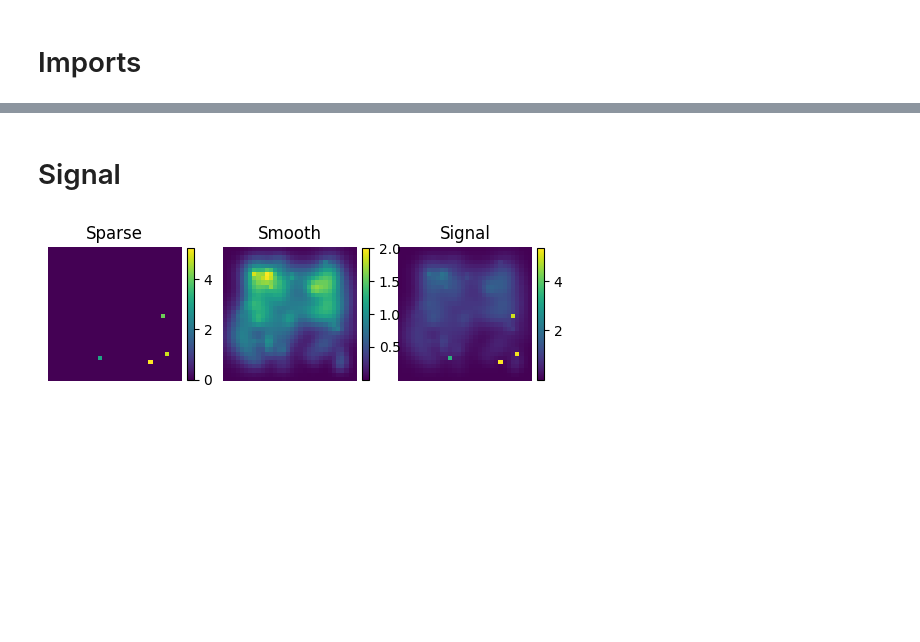
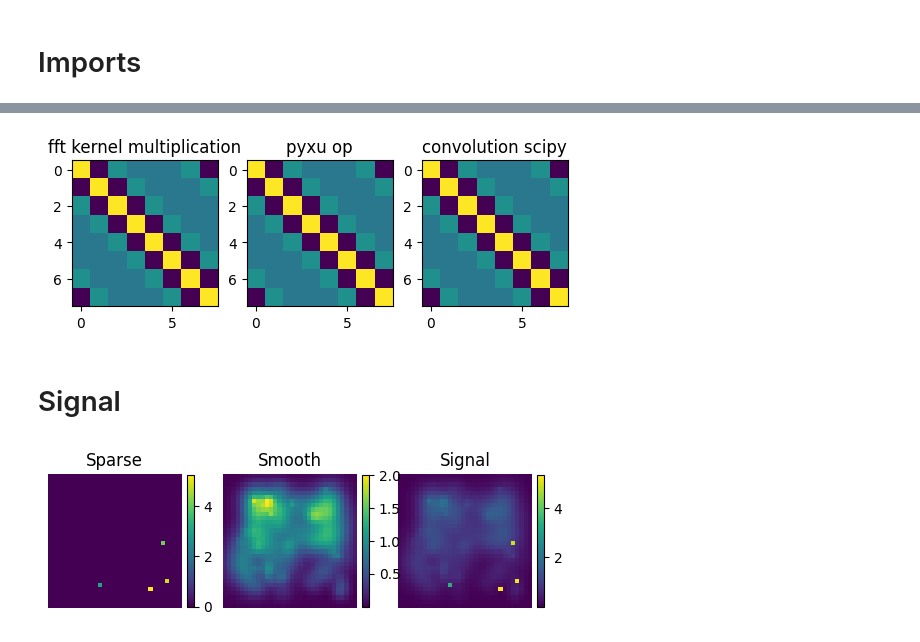
Before and after one commit to vacostaepfl/L1-L2, a Jupyter notebook: test.ipynb, the cells around one changed output, grey strips where cells are left out. Cells and saved outputs as stored; diff of their text form; code cells hidden in the pictures; blank space fills up the shorter version.

```diff
--- a/test.ipynb
+++ b/test.ipynb
@@ -9,0 +58,19 @@ import matplotlib.pyplot as plt
+# %%
+x = np.eye(N)
+y = np.fft.fft2(x)
+
+plt.subplot(131)
+plt.title("fft kernel multiplication")
+plt.imshow(np.real(np.fft.ifft2(((Lfft**2).ravel() * y.ravel()).reshape(N,N))))
+
+plt.subplot(132)
+plt.title("pyxu op")
+plt.imshow(np.real((L.gram().apply(x.flatten())).reshape(N,N)))
+
+from scipy.ndimage import laplace
+
+plt.subplot(133)
+plt.title("convolution scipy")
+plt.imshow(laplace(laplace(x, mode="wrap"), mode="wrap"))
+# %% [output]
+[figure, added]
```
Also changed, not shown: parts of 8 cells of this notebook, 7 other files.
